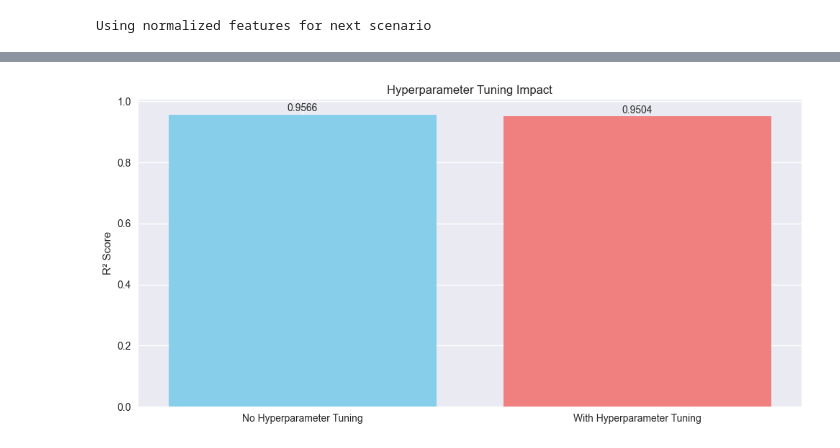
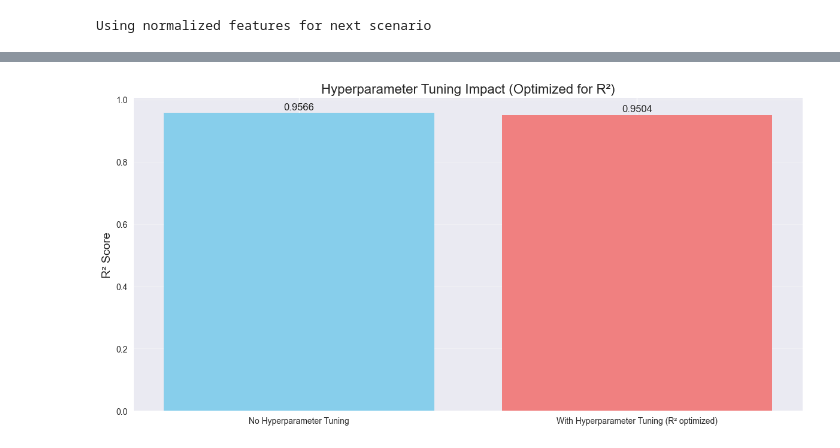
Before and after one commit to tsaqifimtinan/finalproject-kel-8-pm-d, a Jupyter notebook: random forest/random_forest_analysis.ipynb, the cells around one changed output, grey strips where cells are left out. Drawn from its saved outputs; the diff is of its cells as text; code cells hidden in the pictures.

Commit message:
Added Visualization for Summary

```diff
--- a/random forest/random_forest_analysis.ipynb
+++ b/random forest/random_forest_analysis.ipynb
@@ -277,9 +277,9 @@ Best approach for Scenario 2: With Normalization
 Using normalized features for next scenario
 # %%
 # ================================
-# SCENARIO 3: With vs Without Hyperparameter Tuning
+# SCENARIO 3: With vs Without Hyperparameter Tuning (Using R² as Evaluation Metric)
 # ================================
-print("\n=== SCENARIO 3: HYPERPARAMETER TUNING IMPACT ===")
+print("\n=== SCENARIO 3: HYPERPARAMETER TUNING IMPACT (USING R² SCORE) ===")
 results_scenario3 = {}
 
 # Without hyperparameter tuning (default parameters)
@@ -291,7 +291,7 @@ results_no_tune = evaluate_model(y_test, y_pred_no_tune)
 results_scenario3['No Tuning'] = results_no_tune
 
 # With hyperparameter tuning
-print("\nTraining model WITH hyperparameter tuning")
+print("\nTraining model WITH hyperparameter tuning (using R² score)")
 print("This may take a few minutes...")
 
 param_grid = {
@@ -301,17 +301,19 @@ param_grid = {
     'min_samples_leaf': [1, 2, 4]
 }
 
+# Note the change from 'neg_mean_squared_error' to 'r2' for the scoring parameter
 grid_search = GridSearchCV(
     RandomForestRegressor(random_state=42),
     param_grid=param_grid,
     cv=5,
-    scoring='neg_mean_squared_error',
+    scoring='r2',  # Changed to R² score
     n_jobs=-1,
     verbose=1
 )
 
 grid_search.fit(X_train_best_s2, y_train)
 print(f"\nBest parameters: {grid_search.best_params_}")
+print(f"Best cross-validation R² score: {grid_search.best_score_:.4f}")
 
 model_tune = grid_search.best_estimator_
 y_pred_tune = model_tune.predict(X_test_best_s2)
@@ -323,13 +325,90 @@ best_approach_s3 = 'With Tuning' if results_tune['R2'] > results_no_tune['R2'] e
 print(f"\nBest approach for Scenario 3: {best_approach_s3}")
 
 # Bar chart comparing hyperparameter tuning impact
-plt.figure(figsize=(10, 5))
-plt.bar(['No Hyperparameter Tuning', 'With Hyperparameter Tuning'],
+plt.figure(figsize=(12, 6))
+plt.bar(['No Hyperparameter Tuning', 'With Hyperparameter Tuning (R² optimized)'],
         [results_no_tune['R2'], results_tune['R2']], color=['skyblue', 'lightcoral'])
-plt.ylabel('R² Score')
-plt.title('Hyperparameter Tuning Impact')
+plt.ylabel('R² Score', fontsize=14)
+plt.title('Hyperparameter Tuning Impact (Optimized for R²)', fontsize=16)
 for i, v in enumerate([results_no_tune['R2'], results_tune['R2']]):
-    plt.text(i, v + 0.01, f"{v:.4f}", ha='center')
+    plt.text(i, v + 0.01, f"{v:.4f}", ha='center', fontsize=12)
+plt.grid(axis='y', alpha=0.3)
 plt.tight_layout()
 plt.show()
+
+# Visualize impact of different hyperparameters on R² score
+results_df = pd.DataFrame(grid_search.cv_results_)
+plt.figure(figsize=(15, 10))
+
+# Plot effect of n_estimators
+plt.subplot(2, 2, 1)
+sns.boxplot(x='param_n_estimators', y='mean_test_score', data=results_df)
+plt.title('Effect of n_estimators on R² Score', fontsize=14)
+plt.xlabel('n_estimators', fontsize=12)
+plt.ylabel('R² Score (higher is better)', fontsize=12)
+plt.grid(axis='y', alpha=0.3)
+
+# Plot effect of max_depth
+plt.subplot(2, 2, 2)
+# Convert None to string "None" for plotting
+max_depth_values = results_df['param_max_depth'].astype(str)
+results_df['param_max_depth_str'] = max_depth_values
+sns.boxplot(x='param_max_depth_str', y='mean_test_score', data=results_df)
+plt.title('Effect of max_depth on R² Score', fontsize=14)
+plt.xlabel('max_depth', fontsize=12)
+plt.ylabel('R² Score (higher is better)', fontsize=12)
+plt.grid(axis='y', alpha=0.3)
+
+# Plot effect of min_samples_split
+plt.subplot(2, 2, 3)
+sns.boxplot(x='param_min_samples_split', y='mean_test_score', data=results_df)
+plt.title('Effect of min_samples_split on R² Score', fontsize=14)
+plt.xlabel('min_samples_split', fontsize=12)
+plt.ylabel('R² Score (higher is better)', fontsize=12)
+plt.grid(axis='y', alpha=0.3)
+
+# Plot effect of min_samples_leaf
+plt.subplot(2, 2, 4)
+sns.boxplot(x='param_min_samples_leaf', y='mean_test_score', data=results_df)
+plt.title('Effect of min_samples_leaf on R² Score', fontsize=14)
+plt.xlabel('min_samples_leaf', fontsize=12)
+plt.ylabel('R² Score (higher is better)', fontsize=12)
+plt.grid(axis='y', alpha=0.3)
+
+plt.tight_layout()
+plt.suptitle('Impact of Hyperparameters on R² Score', fontsize=16, y=1.02)
+plt.show()
+
+# Compare the performance improvement
+r2_improvement = ((results_tune['R2'] - results_no_tune['R2']) / results_no_tune['R2'] * 100)
+print(f"\nR² Score Improvement: {r2_improvement:.2f}%")
+print(f"Default parameters R² score: {results_no_tune['R2']:.4f}")
+print(f"Optimized parameters R² score: {results_tune['R2']:.4f}")
+
+# Display other metrics comparison
+print("\nComparison of other metrics:")
+metrics = ['MSE', 'RMSE', 'MAE']
+for metric in metrics:
+    improvement = ((results_tune[metric] - results_no_tune[metric]) / results_no_tune[metric] * 100)
+    print(f"{metric}: {improvement:.2f}% change (lower is better for error metrics)")
+
+# Add a detailed analysis of the best parameters
+print("\nAnalysis of best parameters:")
+print(f"Best parameters found: {grid_search.best_params_}")
+default_params = {
+    'n_estimators': 100,
+    'max_depth': None,
+    'min_samples_split': 2,
+    'min_samples_leaf': 1
+}
+print(f"Default parameters: {default_params}")
+
+# Compare best parameters with default
+print("\nComparison with default parameters:")
+for param, value in grid_search.best_params_.items():
+    if param in default_params:
+        if value != default_params[param]:
+            print(f"- {param}: Changed from {default_params[param]} to {value}")
+        else:
+            print(f"- {param}: Remained at default value {value}")
 # %% [output]
@@ -349,7 +429,7 @@ Best parameters: {'max_depth': 10, 'min_samples_leaf': 1, 'min_samples_split': 5
 MSE: 0.1242
 RMSE: 0.3525
 R² Score: 0.9504
 MAE: 0.1353
 
 Best approach for Scenario 3: No Tuning
-[figure, old version]
+[figure, new version]
```
Also changed, not shown: parts of 3 cells of this notebook.
